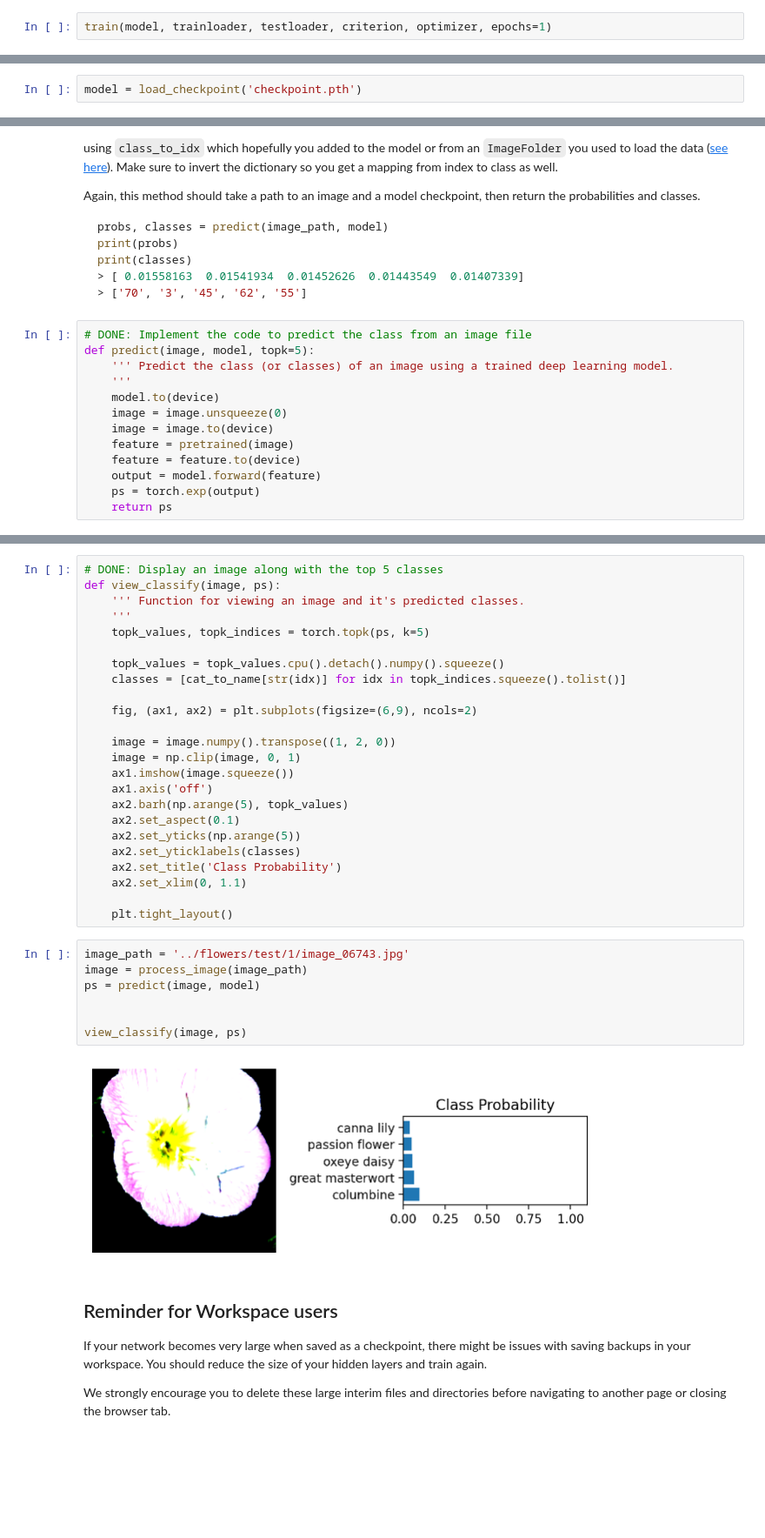
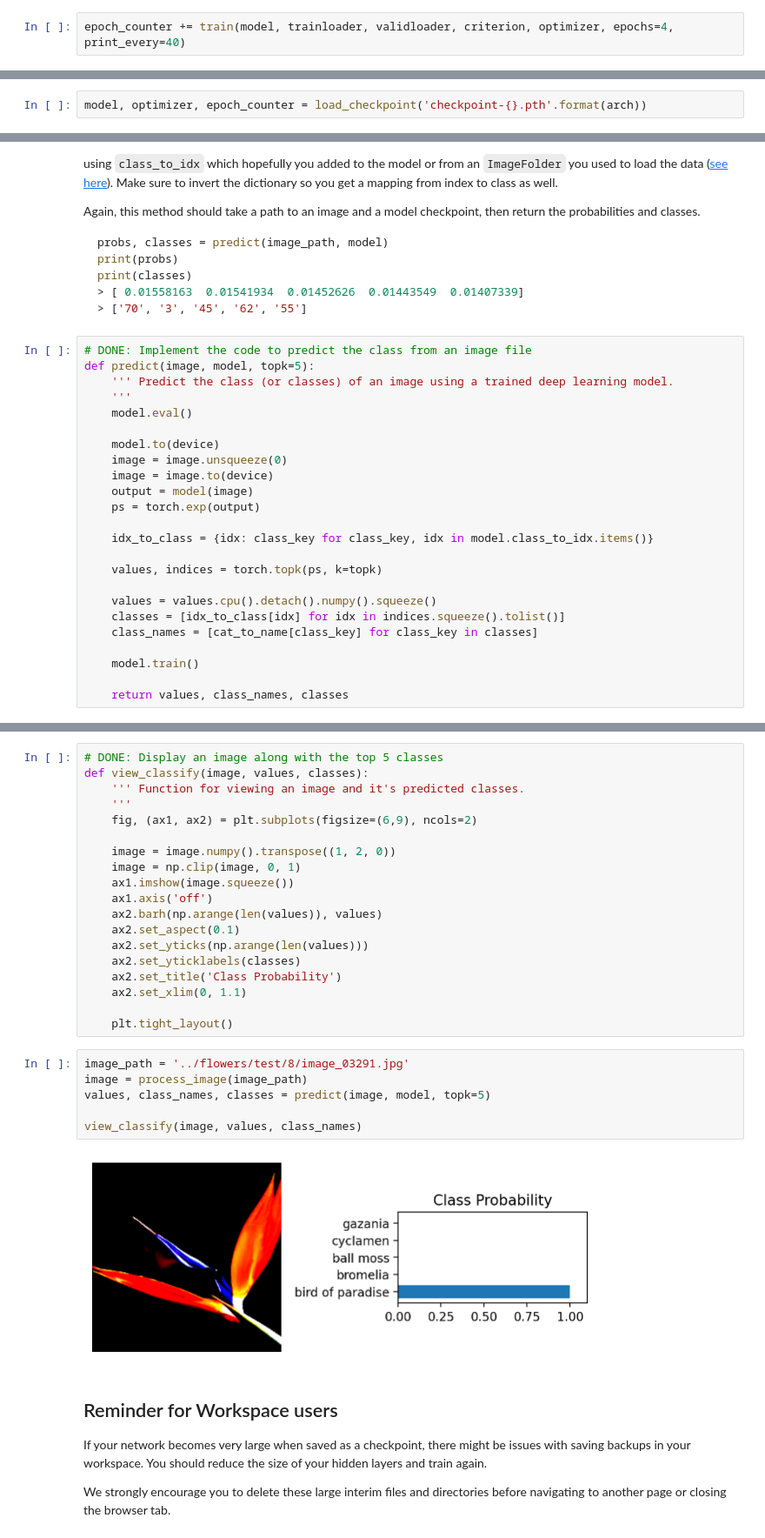
Before and after one commit to dkotsuka/nd-ai-with-python, a Jupyter notebook: Image Classifier Project.ipynb, the cells around one changed output, grey strips where cells are left out. Shown: that part at 87% size. Saved outputs shown, nothing was run; the diff lists cells and outputs as text; blank space fills up the shorter version.

Commit message:
update image classifier notebook

```diff
--- a/Image Classifier Project.ipynb
+++ b/Image Classifier Project.ipynb
@@ -209,5 +235,5 @@ def validation(model, testloader, criterion, cuda=True):
 
     return test_loss, accuracy
 # %%
-train(model, trainloader, testloader, criterion, optimizer, epochs=1)
+epoch_counter += train(model, trainloader, validloader, criterion, optimizer, epochs=4, print_every=40)
 # %% [output]
@@ -284,2 +335,2 @@ def load_checkpoint(filepath):
 # %%
-model = load_checkpoint('checkpoint.pth')
+model, optimizer, epoch_counter = load_checkpoint('checkpoint-{}.pth'.format(arch))
@@ -369,14 +454,25 @@ print(classes)
 def predict(image, model, topk=5):
     ''' Predict the class (or classes) of an image using a trained deep learning model.
     '''
+    model.eval()
+
     model.to(device)
     image = image.unsqueeze(0)
     image = image.to(device)
-    feature = pretrained(image)
-    feature = feature.to(device)
-    output = model.forward(feature)
+    output = model(image)
     ps = torch.exp(output)
-    return ps
+
+    idx_to_class = {idx: class_key for class_key, idx in model.class_to_idx.items()}
+
+    values, indices = torch.topk(ps, k=topk)
+
+    values = values.cpu().detach().numpy().squeeze()
+    classes = [idx_to_class[idx] for idx in indices.squeeze().tolist()]
+    class_names = [cat_to_name[class_key] for class_key in classes]
+
+    model.train()
+
+    return values, class_names, classes
 # %% [markdown]
 ## Sanity Checking
 
@@ -387,37 +483,31 @@ Now that you can use a trained model for predictions, check to make sure it make
 You can convert from the class integer encoding to actual flower names with the `cat_to_name.json` file (should have been loaded earlier in the notebook). To show a PyTorch tensor as an image, use the `imshow` function defined above.
 # %%
 # DONE: Display an image along with the top 5 classes
-def view_classify(image, ps):
+def view_classify(image, values, classes):
     ''' Function for viewing an image and it's predicted classes.
     '''
-    topk_values, topk_indices = torch.topk(ps, k=5)
-
-    topk_values = topk_values.cpu().detach().numpy().squeeze()
-    classes = [cat_to_name[str(idx)] for idx in topk_indices.squeeze().tolist()]
-
     fig, (ax1, ax2) = plt.subplots(figsize=(6,9), ncols=2)
 
     image = image.numpy().transpose((1, 2, 0))
     image = np.clip(image, 0, 1)
     ax1.imshow(image.squeeze())
     ax1.axis('off')
-    ax2.barh(np.arange(5), topk_values)
+    ax2.barh(np.arange(len(values)), values)
     ax2.set_aspect(0.1)
-    ax2.set_yticks(np.arange(5))
+    ax2.set_yticks(np.arange(len(values)))
     ax2.set_yticklabels(classes)
     ax2.set_title('Class Probability')
     ax2.set_xlim(0, 1.1)
 
     plt.tight_layout()
 # %%
-image_path = '../flowers/test/1/image_06743.jpg'
+image_path = '../flowers/test/8/image_03291.jpg'
 image = process_image(image_path)
-ps = predict(image, model)
+values, class_names, classes = predict(image, model, topk=5)
 
-
-view_classify(image, ps)
+view_classify(image, values, class_names)
 # %% [output]
-[figure, old version]
+[figure, new version]
 # %% [markdown]
 ## Reminder for Workspace users
 If your network becomes very large when saved as a checkpoint, there might be issues with saving backups in your workspace. You should reduce the size of your hidden layers and train again.
```
Also changed, not shown: parts of 18 cells of this notebook, 2 other files.
